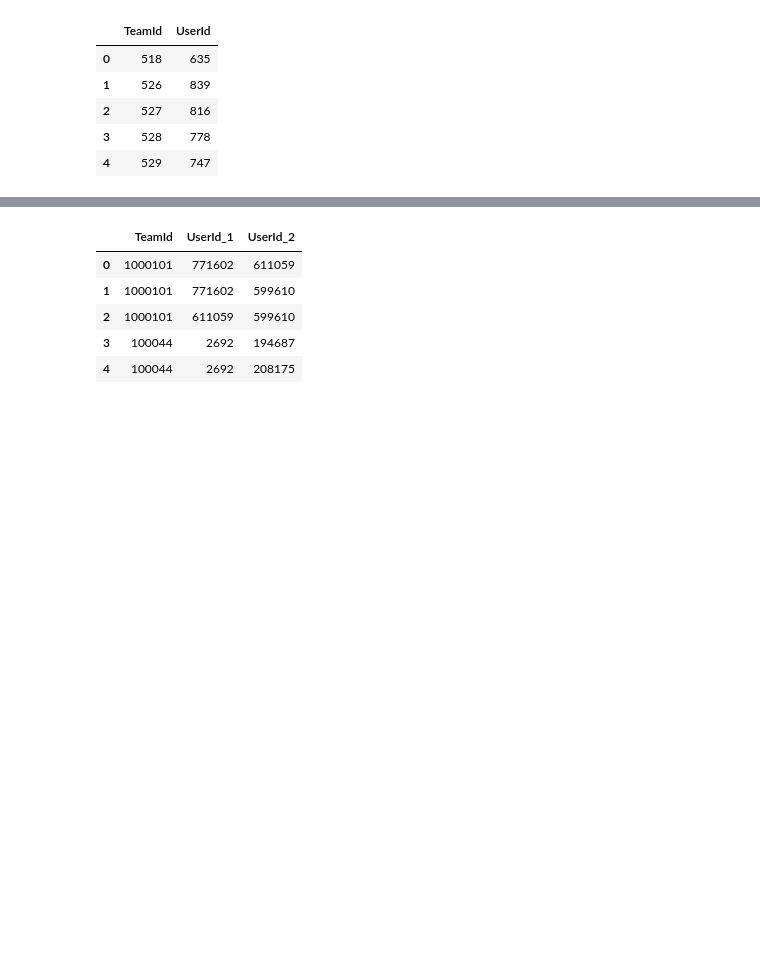
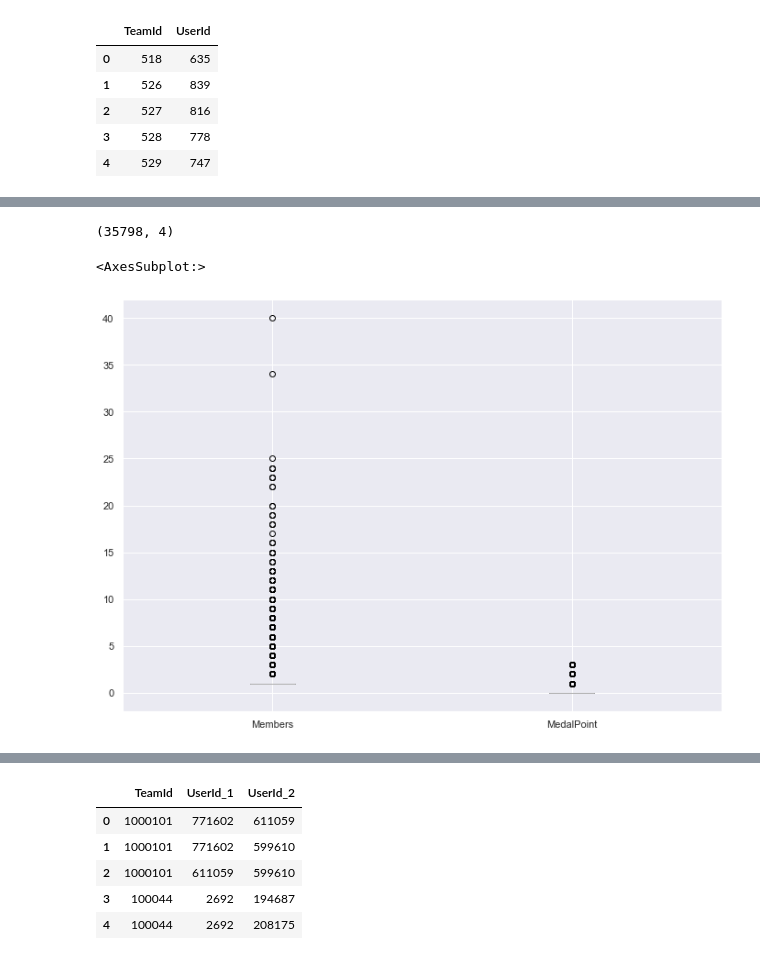
Before and after one commit to jsuasnabarh/kaggle-network-analysis, a Jupyter notebook: notebooks/03_NetworkBuilding.ipynb, the cells around one changed output, grey strips where cells are left out. Saved outputs shown, nothing was run; the diff lists cells and outputs as text; code cells hidden in the pictures; blank space fills up the shorter version.

```diff
--- a/notebooks/02_NetworkDataPreparation.ipynb
+++ b/notebooks/03_NetworkBuilding.ipynb
@@ -50,0 +180,9 @@ df_team_memberships.head()
+# %%
+df_team_memberships_2[df_team_memberships_2["Members"]>2].shape
+# %% [output]
+(35798, 4)
+# %%
+df_team_memberships_2.boxplot()
+# %% [output]
+<AxesSubplot:>
+[figure, added]
```
Also changed, not shown: parts of 23 cells of this notebook, 9 other files.
